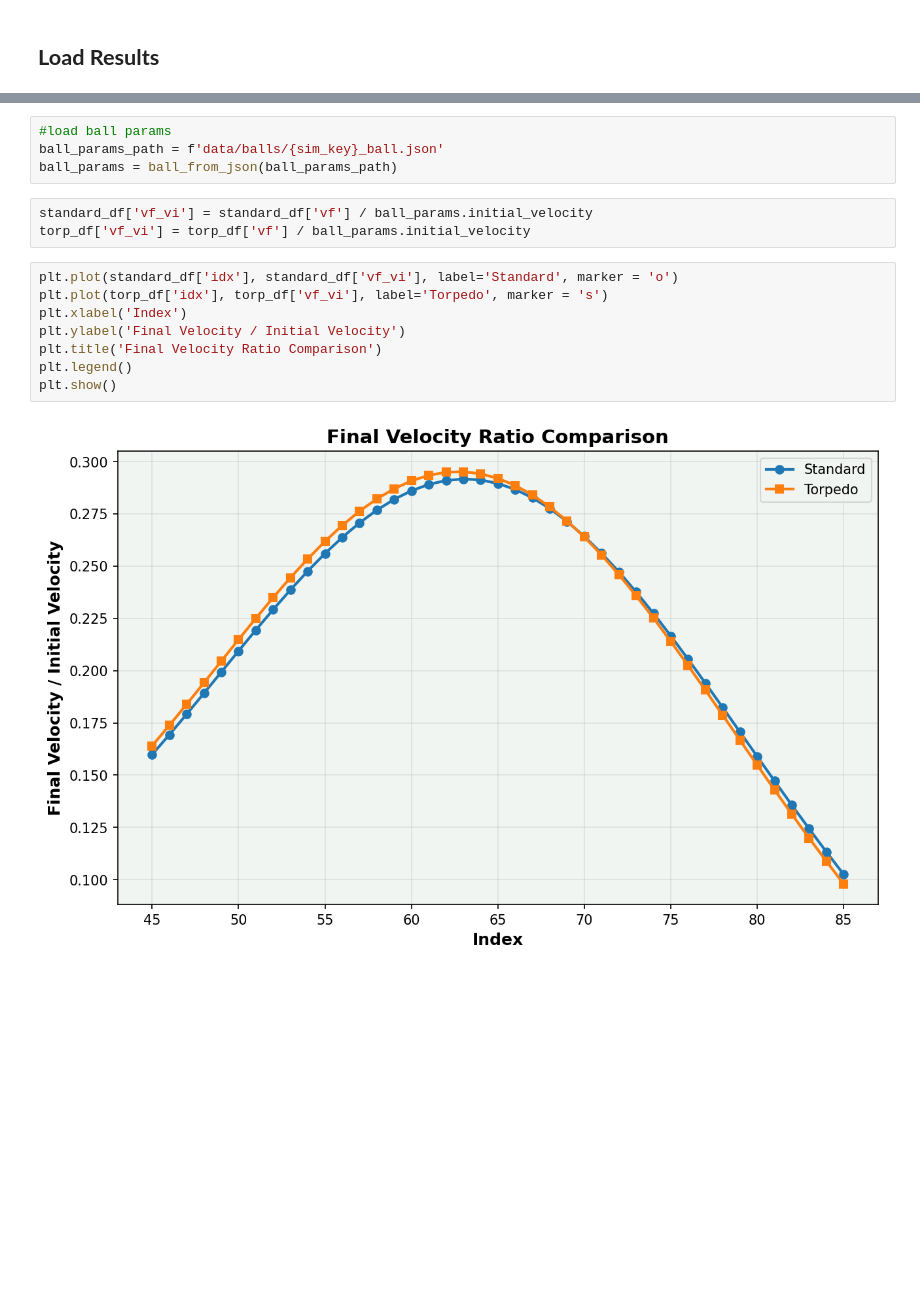
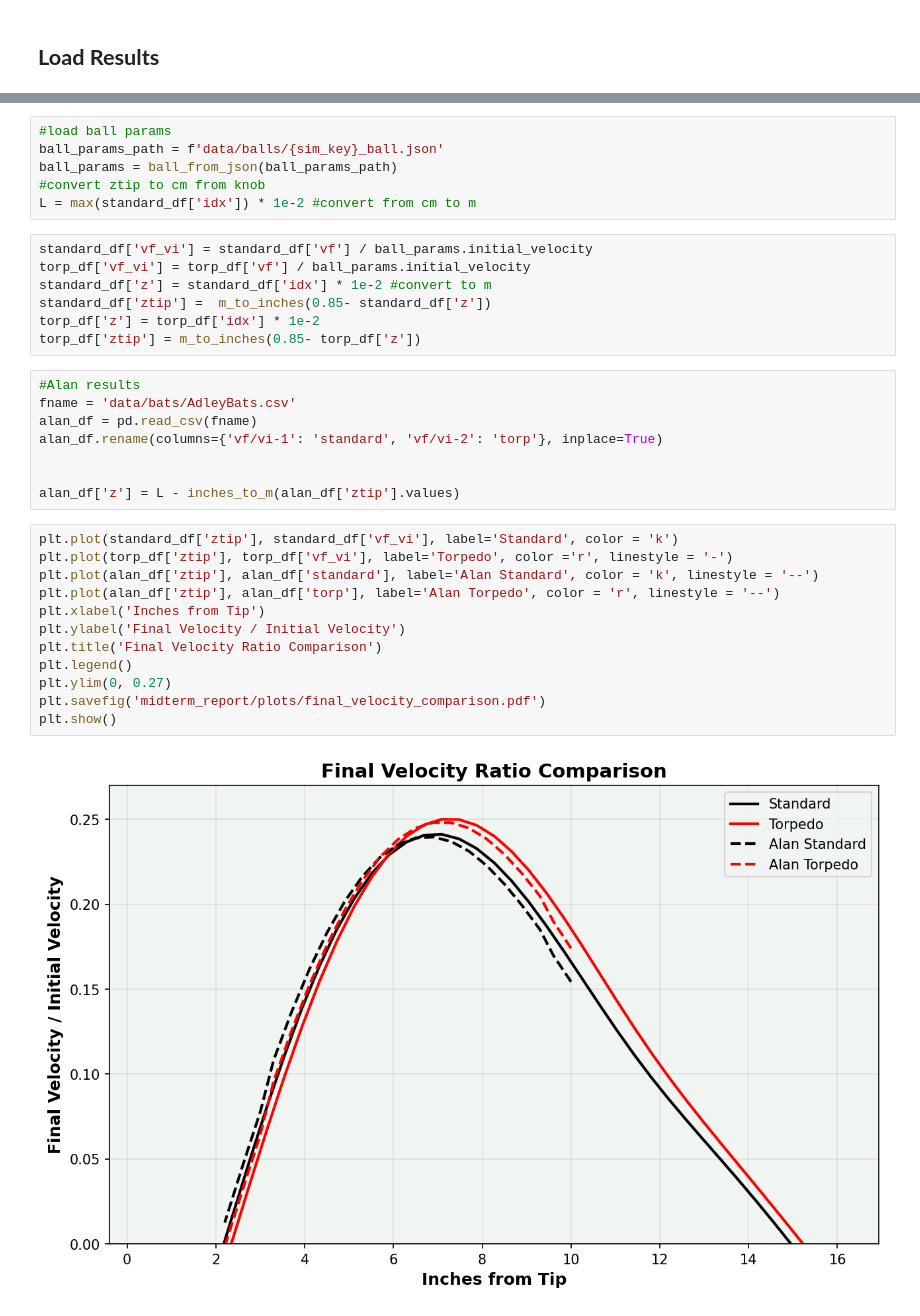
Before and after one commit to navawolfish/bat-ball-collision-model, a Jupyter notebook: SimulationAnalysis.ipynb, the cells around one changed output, grey strips where cells are left out. Drawn from its saved outputs; the diff is of its cells as text; blank space fills up the shorter version.

```diff
--- a/SimulationAnalysis.ipynb
+++ b/SimulationAnalysis.ipynb
@@ -22,16 +23,34 @@ torp_df = pd.read_csv(torp_path)
 #load ball params
 ball_params_path = f'data/balls/{sim_key}_ball.json'
 ball_params = ball_from_json(ball_params_path)
+#convert ztip to cm from knob
+L = max(standard_df['idx']) * 1e-2 #convert from cm to m
 # %%
 standard_df['vf_vi'] = standard_df['vf'] / ball_params.initial_velocity
 torp_df['vf_vi'] = torp_df['vf'] / ball_params.initial_velocity
+standard_df['z'] = standard_df['idx'] * 1e-2 #convert to m
+standard_df['ztip'] =  m_to_inches(0.85- standard_df['z'])
+torp_df['z'] = torp_df['idx'] * 1e-2
+torp_df['ztip'] = m_to_inches(0.85- torp_df['z'])
+# %%
+#Alan results
+fname = 'data/bats/AdleyBats.csv'
+alan_df = pd.read_csv(fname)
+alan_df.rename(columns={'vf/vi-1': 'standard', 'vf/vi-2': 'torp'}, inplace=True)
+
+
+alan_df['z'] = L - inches_to_m(alan_df['ztip'].values)
 # %%
-plt.plot(standard_df['idx'], standard_df['vf_vi'], label='Standard', marker = 'o')
-plt.plot(torp_df['idx'], torp_df['vf_vi'], label='Torpedo', marker = 's')
-plt.xlabel('Index')
+plt.plot(standard_df['ztip'], standard_df['vf_vi'], label='Standard', color = 'k')
+plt.plot(torp_df['ztip'], torp_df['vf_vi'], label='Torpedo', color ='r', linestyle = '-')
+plt.plot(alan_df['ztip'], alan_df['standard'], label='Alan Standard', color = 'k', linestyle = '--')
+plt.plot(alan_df['ztip'], alan_df['torp'], label='Alan Torpedo', color = 'r', linestyle = '--')
+plt.xlabel('Inches from Tip')
 plt.ylabel('Final Velocity / Initial Velocity')
 plt.title('Final Velocity Ratio Comparison')
 plt.legend()
+plt.ylim(0, 0.27)
+plt.savefig('midterm_report/plots/final_velocity_comparison.pdf')
 plt.show()
 # %% [output]
-[figure, old version]
+[figure, new version]
```
Also changed, not shown: parts of 6 cells of this notebook, 56 other files.
